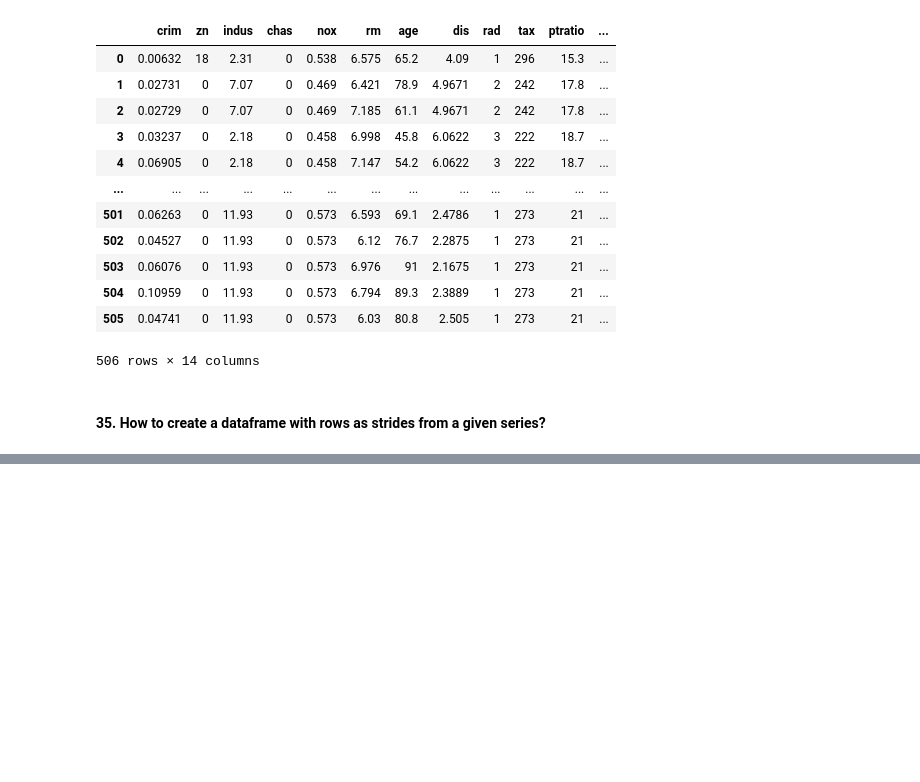
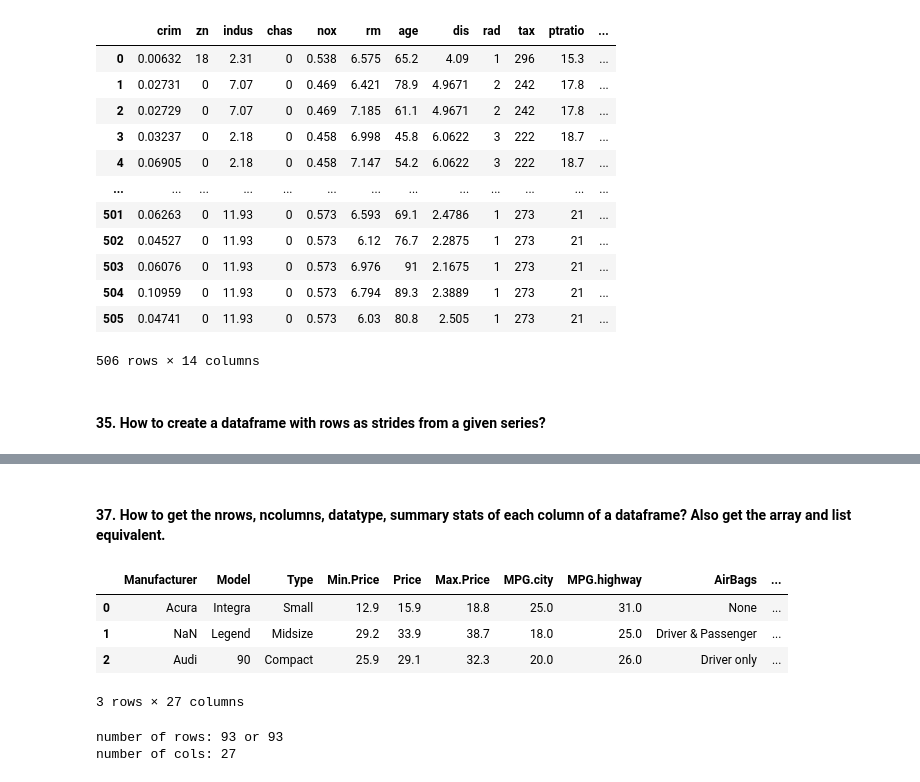
Before and after one commit to KarimaCha/Exercises_Python_NumPy_Pandas, a Jupyter notebook: 03_Pandas_Exercises_KC.ipynb, the cells around one changed output, grey strips where cells are left out. Saved outputs shown, nothing was run; the diff lists cells and outputs as text; code cells hidden in the pictures; blank space fills up the shorter version.

```diff
--- a/03_Pandas_Exercises_KC.ipynb
+++ b/03_Pandas_Exercises_KC.ipynb
@@ -1232,0 +1282,20 @@ df
+# %% [markdown]
+#### 37. How to get the nrows, ncolumns, datatype, summary stats of each column of a dataframe? Also get the array and list equivalent.
+# %%
+# First get the Cars93 dataset.
+cars_url = 'https://raw.githubusercontent.com/selva86/datasets/master/Cars93_miss.csv'
+df = pd.read_csv(cars_url)
+df.head(3)
+# %% [output]
+|  | Manufacturer | Model | Type | Min.Price | Price | Max.Price | MPG.city | MPG.highway | AirBags | ... |
+| 0 | Acura | Integra | Small | 12.9 | 15.9 | 18.8 | 25.0 | 31.0 | None | ... |
+| 1 | NaN | Legend | Midsize | 29.2 | 33.9 | 38.7 | 18.0 | 25.0 | Driver & Passenger | ... |
+| 2 | Audi | 90 | Compact | 25.9 | 29.1 | 32.3 | 20.0 | 26.0 | Driver only | ... |
+3 rows × 27 columns
+# %%
+# Get the number of rows and columns
+print('number of rows:', df.shape[0], 'or', len(df))
+print('number of cols:', df.shape[1])
+# %% [output]
+number of rows: 93 or 93
+number of cols: 27
```
Also changed, not shown: parts of 15 cells of this notebook.
